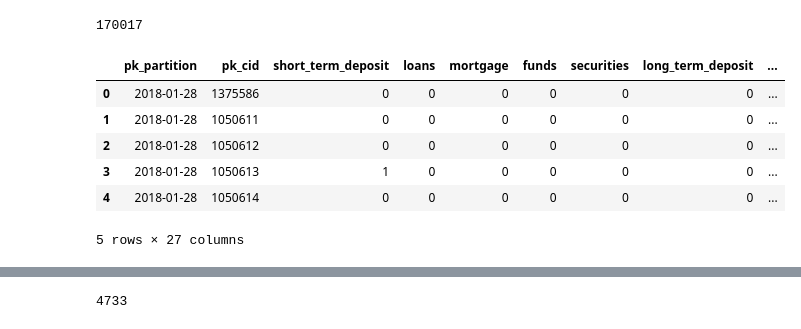
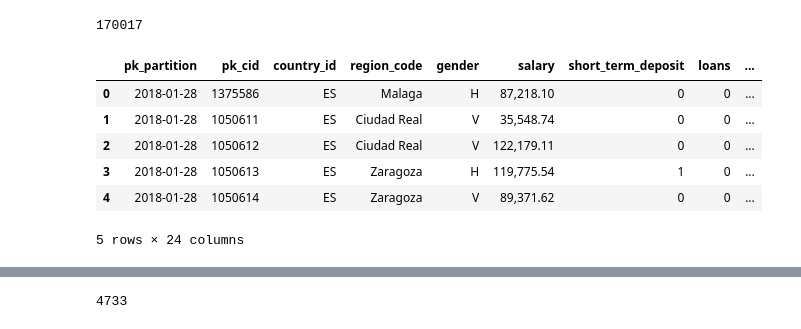
Before and after one commit to aggarcia1996/final_project_adjt, a Jupyter notebook: 02_EDA_Javier.ipynb, the cells around one changed output, grey strips where cells are left out. Drawn from its saved outputs; the diff is of its cells as text; code cells hidden in the pictures.

Commit message:
Should be correct see you tomorrow

```diff
--- a/02_EDA_Javier.ipynb
+++ b/02_EDA_Javier.ipynb
@@ -27,3 +37,6 @@ df.head()
+# %%
+_features2drop = ['year_partition','month_partition','year_month_partition', 'quarter_entry', 'year_month_entry', 'Total_products','salary_LN']
+df.drop(_features2drop, axis = 1, inplace=True)
 # %%
 df.info()
 # %% [output]
@@ -56,2 +60,3 @@ Index(['short_term_deposit', 'loans', 'mortgage', 'funds', 'securities',
-# %%
-df.drop(['year_x','month_x','year_month_x','Total_products','Total_accounts','SalaryCategory'], axis = 1, inplace=True)
+# %%
+# since we have age corrected, I will remove age
+df.drop('age', axis=1, inplace=True)
@@ -58,3 +75,5 @@ df.drop(['year_x','month_x','year_month_x','Total_products','Total_accounts','Sa
+# %%
+df.set_index('pk_partition', inplace=True)
 # %%
 df.index.unique()
 # %% [output]
@@ -985,16 +909,16 @@ len(model_proba_df.index)
 # %%
 # I am going to add the age categories I had calculated above just to have a bit more from were to get patterns
 
-df['age_cat'] = pd.cut(x=df['age'], bins=[0,18,30,40,50,60,70,80,110], labels=['u18','18-30','31-40','41-50','51-60','61-70','71-80','o80'])
+df['age_cat'] = pd.cut(x=df['age_corrected'], bins=[0,18,30,40,50,60,70,80,110], labels=['u18','18-30','31-40','41-50','51-60','61-70','71-80','o80'])
 df.head()
 # %% [output]
-|  | pk_partition | pk_cid | short_term_deposit | loans | mortgage | funds | securities | long_term_deposit | ... |
-| 0 | 2018-01-28 | 1375586 | 0 | 0 | 0 | 0 | 0 | 0 | ... |
-| 1 | 2018-01-28 | 1050611 | 0 | 0 | 0 | 0 | 0 | 0 | ... |
-| 2 | 2018-01-28 | 1050612 | 0 | 0 | 0 | 0 | 0 | 0 | ... |
-| 3 | 2018-01-28 | 1050613 | 1 | 0 | 0 | 0 | 0 | 0 | ... |
-| 4 | 2018-01-28 | 1050614 | 0 | 0 | 0 | 0 | 0 | 0 | ... |
+|  | pk_partition | pk_cid | country_id | region_code | gender | salary | short_term_deposit | loans | ... |
+| 0 | 2018-01-28 | 1375586 | ES | Malaga | H | 87,218.10 | 0 | 0 | ... |
+| 1 | 2018-01-28 | 1050611 | ES | Ciudad Real | V | 35,548.74 | 0 | 0 | ... |
+| 2 | 2018-01-28 | 1050612 | ES | Ciudad Real | V | 122,179.11 | 0 | 0 | ... |
+| 3 | 2018-01-28 | 1050613 | ES | Zaragoza | H | 119,775.54 | 1 | 0 | ... |
+| 4 | 2018-01-28 | 1050614 | ES | Zaragoza | V | 89,371.62 | 0 | 0 | ... |
-5 rows × 27 columns
+5 rows × 24 columns
 # %%
 model_proba_df.shape
 # %% [output]
```
Also changed, not shown: parts of 80 cells of this notebook, 1 other file.
